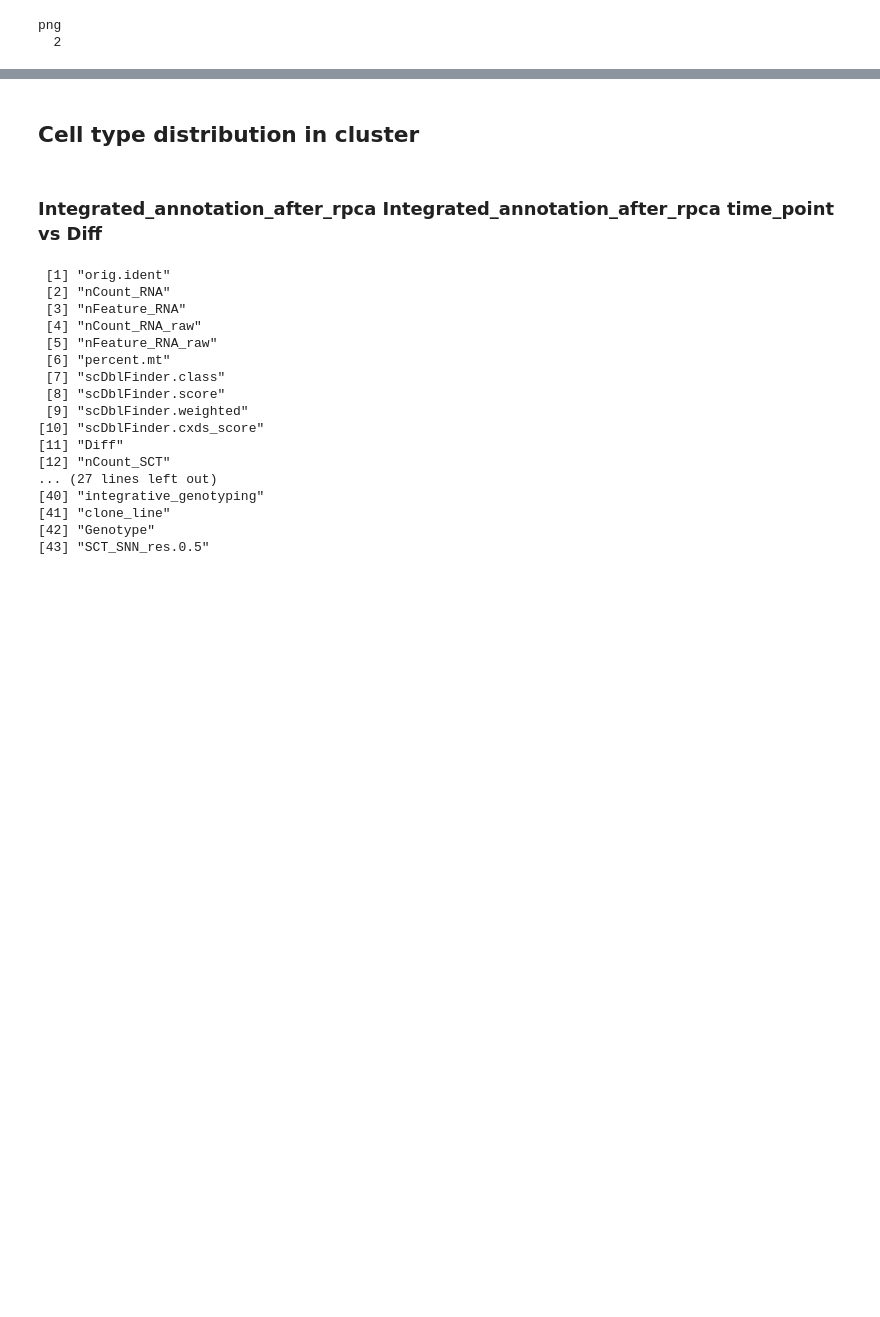
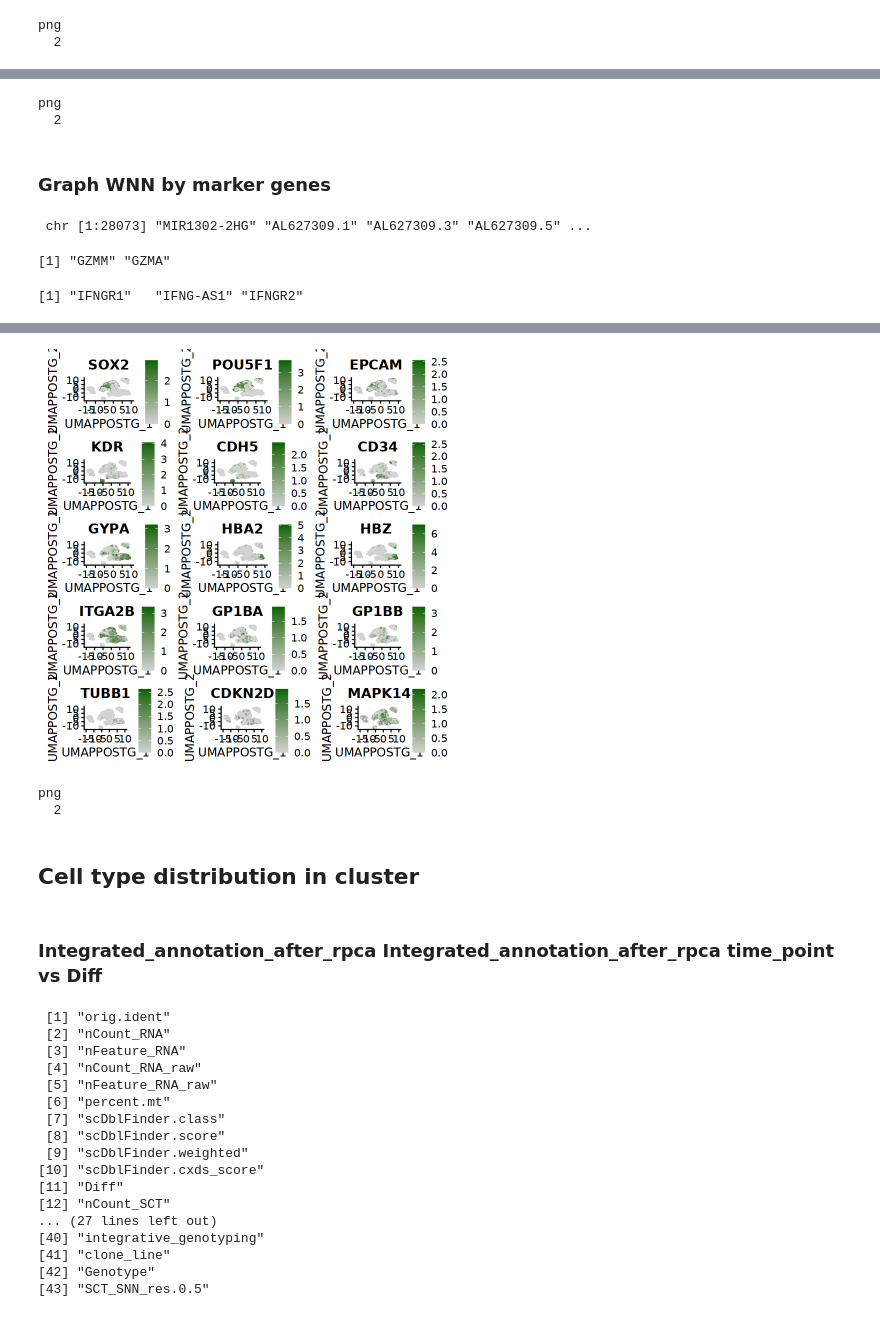
Before and after one commit to manueltar/hESC_MK_scRNAseq_10X, a Jupyter notebook: Jupyter_notebook/Post_G_final_cell_annotation.ipynb, the cells around one changed output, grey strips where cells are left out. Drawn from its saved outputs; the diff is of its cells as text; code cells hidden in the pictures; blank space fills up the shorter version.

```diff
--- a/Jupyter_notebook/Post_G_final_cell_annotation.ipynb
+++ b/Jupyter_notebook/Post_G_final_cell_annotation.ipynb
@@ -938,0 +997,61 @@ png
+# %%
+setwd(path_graphs)
+png(file='UMAP_POST_G_Integrated_annotation_after_rpca.png')
+p3  & theme(plot.title = element_text(hjust = 0.5))
+dev.off()
+# %% [output]
+png
+  2
+# %% [markdown]
+### Graph WNN by marker genes
+# %%
+DefaultAssay(adata) <- 'SCT'
+
+genes<-Features(adata)
+
+str(genes)
+# %% [output]
+ chr [1:28073] "MIR1302-2HG" "AL627309.1" "AL627309.3" "AL627309.5" ...
+# %%
+genes[grep("GZM", genes)]
+# %% [output]
+[1] "GZMM" "GZMA"
+# %%
+genes[grep("IFNG", genes)]
+# %% [output]
+[1] "IFNGR1"   "IFNG-AS1" "IFNGR2"
+# %%
+## Graph
+
+DefaultAssay(adata) <- 'SCT'
+
+
+p5 <- FeaturePlot(adata, features = c('SOX2','POU5F1','EPCAM'),
+                  reduction = 'UMAP_POST_G',
+                  cols = c("lightgrey","darkgreen"), ncol = 3)
+
+p5_B <- FeaturePlot(adata, features = c("KDR",'CDH5','CD34'),
+                  reduction = 'UMAP_POST_G',
+                  cols = c("lightgrey","darkgreen"), ncol = 3)
+p5_1 <- FeaturePlot(adata, features = c('GYPA','HBA2','HBZ'),
+                    reduction = 'UMAP_POST_G',
+                    cols = c("lightgrey","darkgreen"), ncol = 3)
+
+p5_3 <- FeaturePlot(adata, features = c('ITGA2B','GP1BA', 'GP1BB'),
+                    reduction = 'UMAP_POST_G',
+                    cols = c("lightgrey","darkgreen"), ncol = 3)
+
+p_6 <- FeaturePlot(adata, features = c('TUBB1','CDKN2D','MAPK14'),
+                    reduction = 'UMAP_POST_G',
+                    cols = c("lightgrey","darkgreen"), ncol = 3)
+
+p_7 <- FeaturePlot(adata, features = c('PTPRC','CD3E','CXCR6'),
+                    reduction = 'UMAP_POST_G',
+                    cols = c("lightgrey","darkgreen"), ncol = 3)
+
+p_8 <- FeaturePlot(adata, features = c('GZMA','GZMB','GZMM'),
+                    reduction = 'UMAP_POST_G',
+                    cols = c("lightgrey","darkgreen"), ncol = 3)
+
+p5 / p5_B / p5_1 / p5_3 / p_6 #/ p_7 / p_8
+# %% [output]
@@ -939,3 +1068,12 @@ png
+[figure, added]
+# %%
+setwd(path_graphs)
+png(file='UMAP_marker_genes.png', width =1000, height = 1250)
+p5 / p5_B / p5_1 / p5_3 / p_6 #/ p_7 / p_8
+dev.off()
+# %% [output]
+png
+  2
 # %% [markdown]
 ## Cell type distribution in cluster
 # %% [markdown]
```
Also changed, not shown: parts of 25 cells of this notebook, 7 other files.
